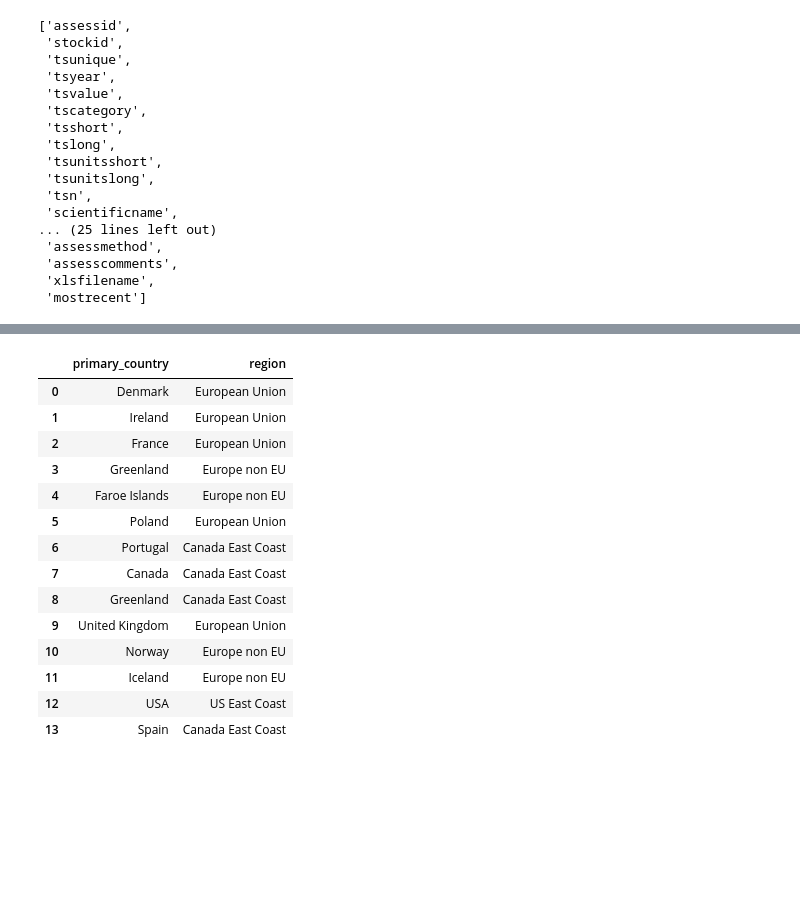
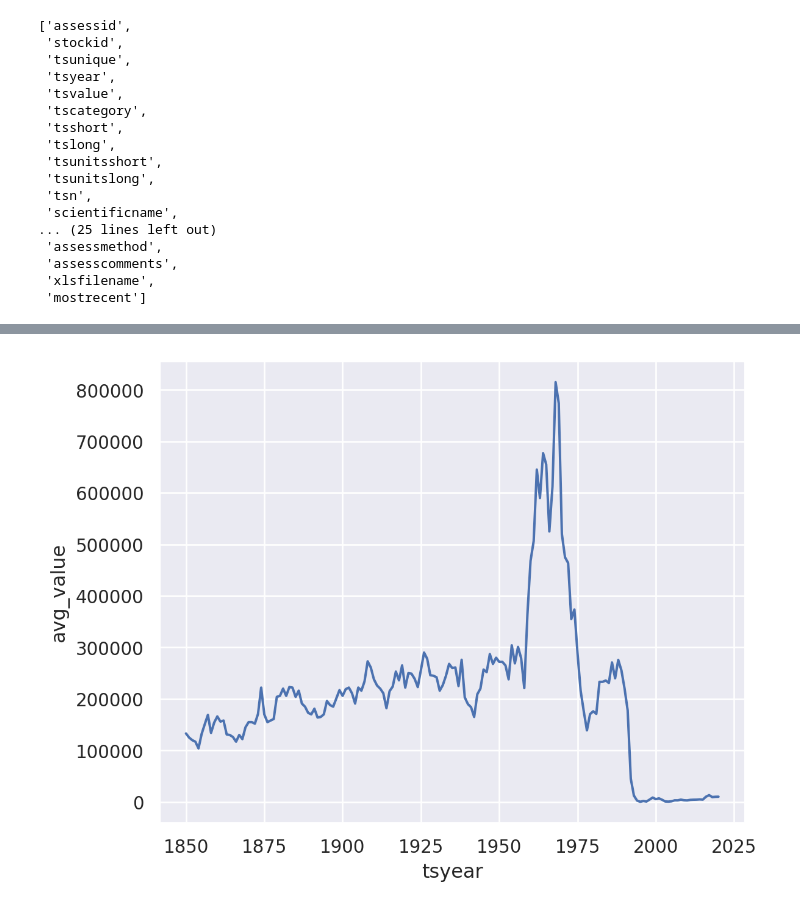
Before and after one commit to espm-288/fish-gabe-pooneh-fish, a Jupyter notebook: notebook.ipynb, the cells around one changed output, grey strips where cells are left out. Drawn from its saved outputs; the diff is of its cells as text; code cells hidden in the pictures; blank space fills up the shorter version.

```diff
--- a/notebook.ipynb
+++ b/notebook.ipynb
@@ -207,21 +142,9 @@ cod_catch.select(_.tsvalue,_.tsyear,_.primary_country, _.tsunitslong).head(50).e
-# %%
-cod_catch.select(_.primary_country,_.region).distinct().execute()
-# %% [output]
-|  | primary_country | region |
-| 0 | Denmark | European Union |
-| 1 | Ireland | European Union |
-| 2 | France | European Union |
-| 3 | Greenland | Europe non EU |
-| 4 | Faroe Islands | Europe non EU |
-| 5 | Poland | European Union |
-| 6 | Portugal | Canada East Coast |
-| 7 | Canada | Canada East Coast |
-| 8 | Greenland | Canada East Coast |
-| 9 | United Kingdom | European Union |
-| 10 | Norway | Europe non EU |
-| 11 | Iceland | Europe non EU |
-| 12 | USA | US East Coast |
-| 13 | Spain | Canada East Coast |
+# %%
+avg_catch_cod_region = avg_catch_cod.filter(_.areaid=="Canada-DFO-2J3KL")
+# %%
+so.Plot(avg_catch_cod_region,x="tsyear",y="avg_value").add(so.Line())
+# %% [output]
+[figure, added]
 # %% [markdown]
 # Excersise 2: Global Fisheries
 
```
Also changed, not shown: parts of 10 cells of this notebook.
